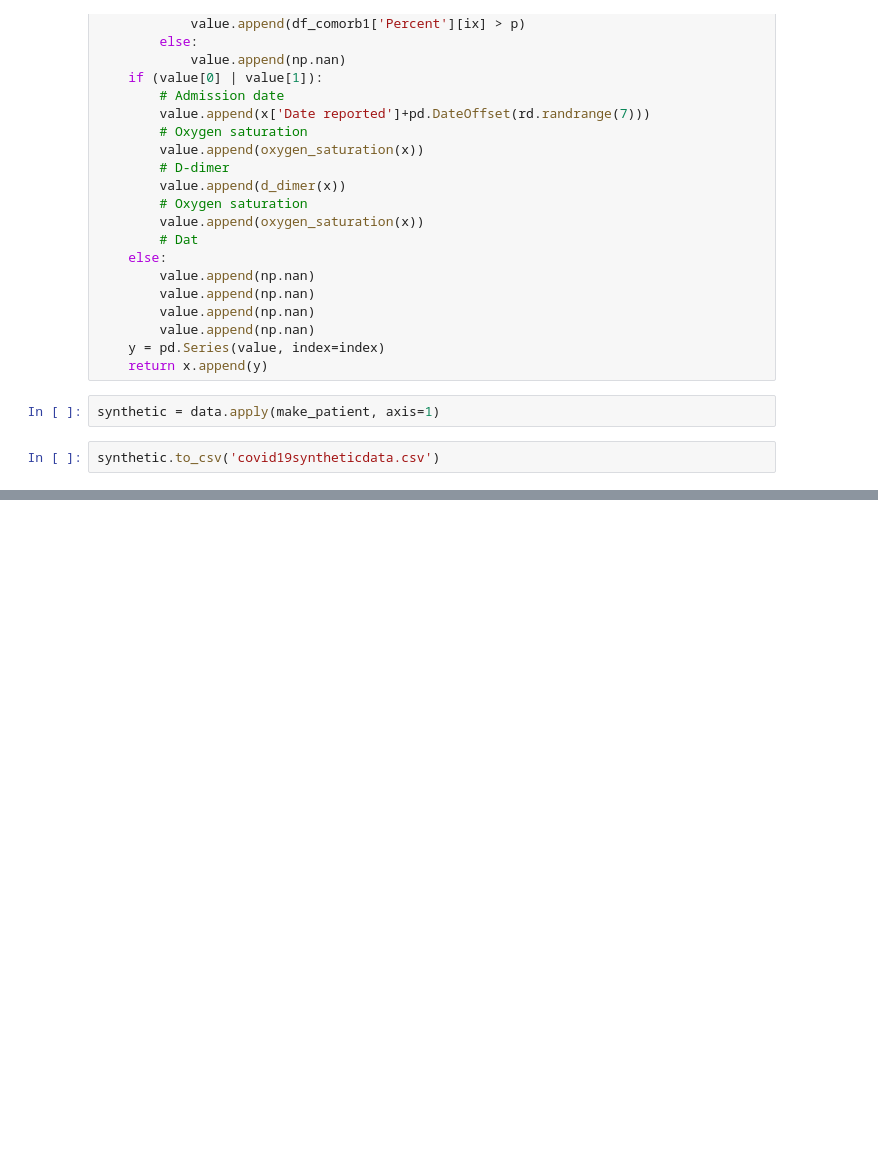
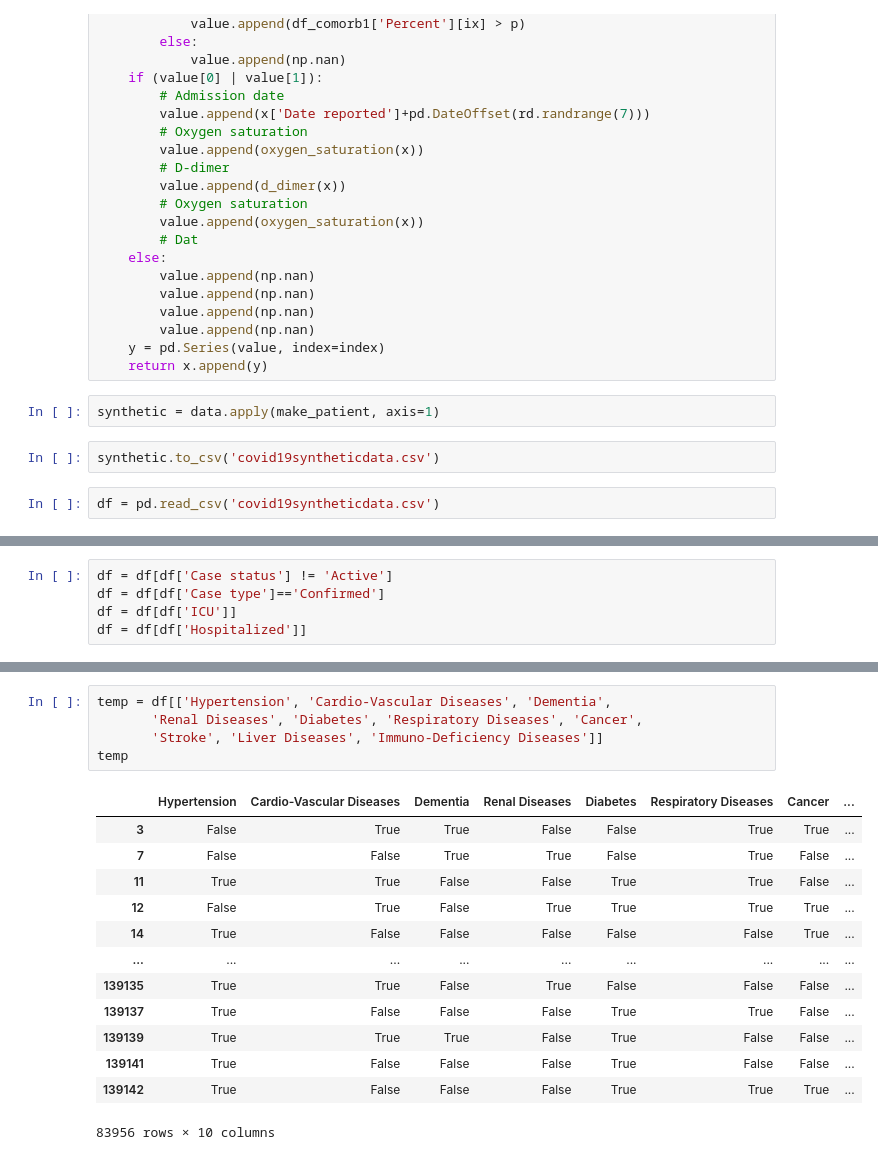
Before and after one commit to ccontrer/20-08Covid19Physiology, a Jupyter notebook: python/04 COVID-19 Alberta synthetic data.ipynb, the cells around one changed output, grey strips where cells are left out. Saved outputs shown, nothing was run; the diff lists cells and outputs as text; blank space fills up the shorter version.

```diff
--- a/python/04 COVID-19 Alberta synthetic data.ipynb
+++ b/python/04 COVID-19 Alberta synthetic data.ipynb
@@ -250,3 +250,5 @@ def make_patient(x):
 synthetic = data.apply(make_patient, axis=1)
 # %%
 synthetic.to_csv('covid19syntheticdata.csv')
+# %%
+df = pd.read_csv('covid19syntheticdata.csv')
@@ -252,0 +269,5 @@ synthetic.to_csv('covid19syntheticdata.csv')
+# %%
+df = df[df['Case status'] != 'Active']
+df = df[df['Case type']=='Confirmed']
+df = df[df['ICU']]
+df = df[df['Hospitalized']]
@@ -252,0 +288,19 @@ synthetic.to_csv('covid19syntheticdata.csv')
+# %%
+temp = df[['Hypertension', 'Cardio-Vascular Diseases', 'Dementia',
+       'Renal Diseases', 'Diabetes', 'Respiratory Diseases', 'Cancer',
+       'Stroke', 'Liver Diseases', 'Immuno-Deficiency Diseases']]
+temp
+# %% [output]
+|  | Hypertension | Cardio-Vascular Diseases | Dementia | Renal Diseases | Diabetes | Respiratory Diseases | Cancer | ... |
+| 3 | False | True | True | False | False | True | True | ... |
+| 7 | False | False | True | True | False | True | False | ... |
+| 11 | True | True | False | False | True | True | False | ... |
+| 12 | False | True | False | True | True | True | True | ... |
+| 14 | True | False | False | False | False | False | True | ... |
+| ... | ... | ... | ... | ... | ... | ... | ... | ... |
+| 139135 | True | True | False | True | False | False | False | ... |
+| 139137 | True | False | False | False | True | True | False | ... |
+| 139139 | True | True | True | False | True | False | False | ... |
+| 139141 | True | False | False | False | True | False | False | ... |
+| 139142 | True | False | False | False | True | True | True | ... |
+83956 rows × 10 columns
```
Also changed, not shown: parts of 8 cells of this notebook, 2 other files.
